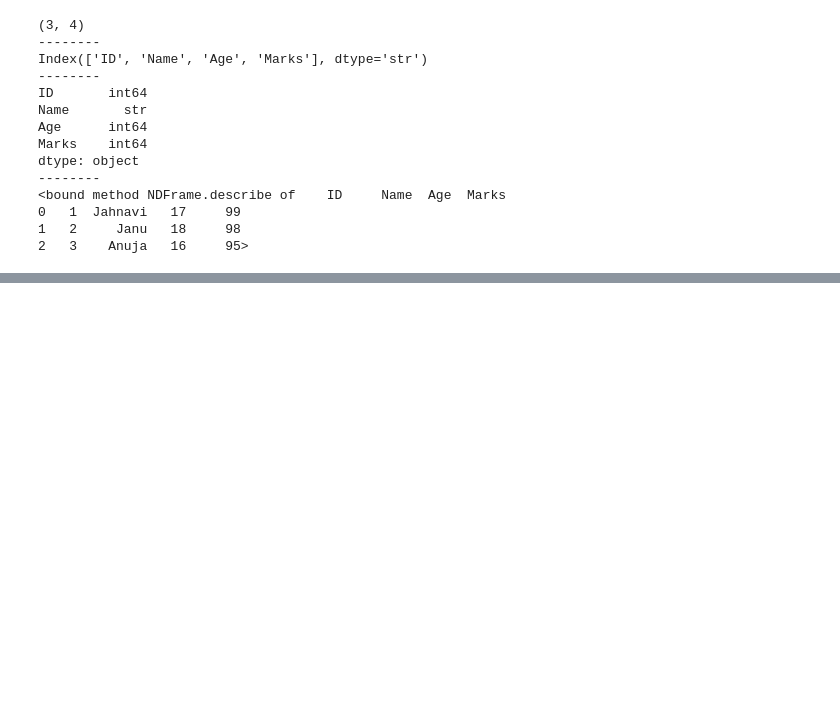
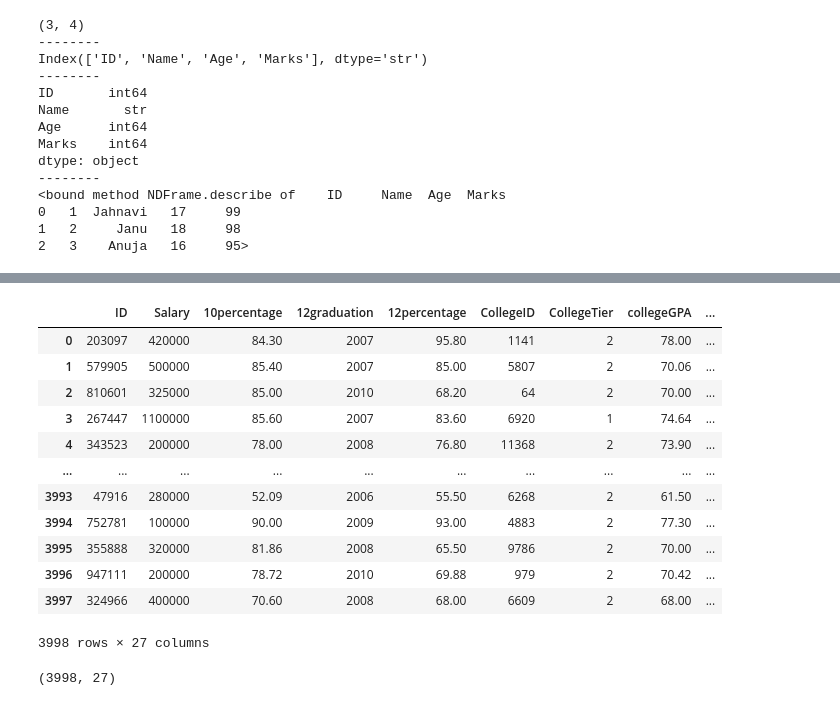
Before and after one commit to jahnavi56553-bit/AIML-online-classes, a Jupyter notebook: Data.ipynb, the cells around one changed output, grey strips where cells are left out. Saved outputs shown, nothing was run; the diff lists cells and outputs as text; code cells hidden in the pictures; blank space fills up the shorter version.

```diff
--- a/Data.ipynb
+++ b/Data.ipynb
@@ -749,0 +828,21 @@ dtype: object
+# %%
+num_1 = df.select_dtypes(include=['int64','float64'])
+num_1
+# %% [output]
+|  | ID | Salary | 10percentage | 12graduation | 12percentage | CollegeID | CollegeTier | collegeGPA | ... |
+| 0 | 203097 | 420000 | 84.30 | 2007 | 95.80 | 1141 | 2 | 78.00 | ... |
+| 1 | 579905 | 500000 | 85.40 | 2007 | 85.00 | 5807 | 2 | 70.06 | ... |
+| 2 | 810601 | 325000 | 85.00 | 2010 | 68.20 | 64 | 2 | 70.00 | ... |
+| 3 | 267447 | 1100000 | 85.60 | 2007 | 83.60 | 6920 | 1 | 74.64 | ... |
+| 4 | 343523 | 200000 | 78.00 | 2008 | 76.80 | 11368 | 2 | 73.90 | ... |
+| ... | ... | ... | ... | ... | ... | ... | ... | ... | ... |
+| 3993 | 47916 | 280000 | 52.09 | 2006 | 55.50 | 6268 | 2 | 61.50 | ... |
+| 3994 | 752781 | 100000 | 90.00 | 2009 | 93.00 | 4883 | 2 | 77.30 | ... |
+| 3995 | 355888 | 320000 | 81.86 | 2008 | 65.50 | 9786 | 2 | 70.00 | ... |
+| 3996 | 947111 | 200000 | 78.72 | 2010 | 69.88 | 979 | 2 | 70.42 | ... |
+| 3997 | 324966 | 400000 | 70.60 | 2008 | 68.00 | 6609 | 2 | 68.00 | ... |
+3998 rows × 27 columns
+# %%
+num_1.shape
+# %% [output]
+(3998, 27)
```
Also changed, not shown: parts of 7 cells of this notebook, 1 other file.
